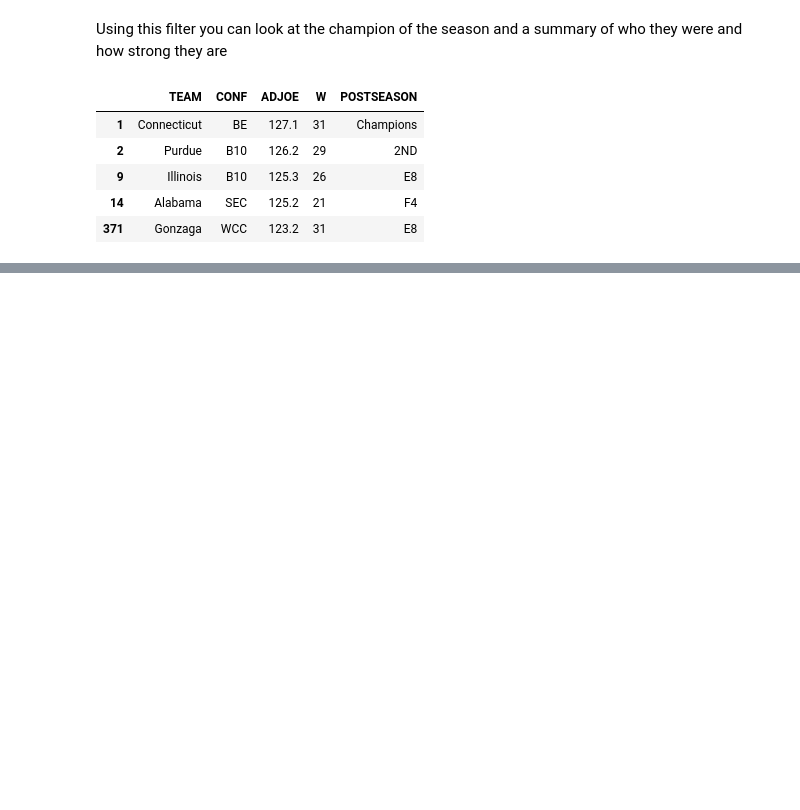
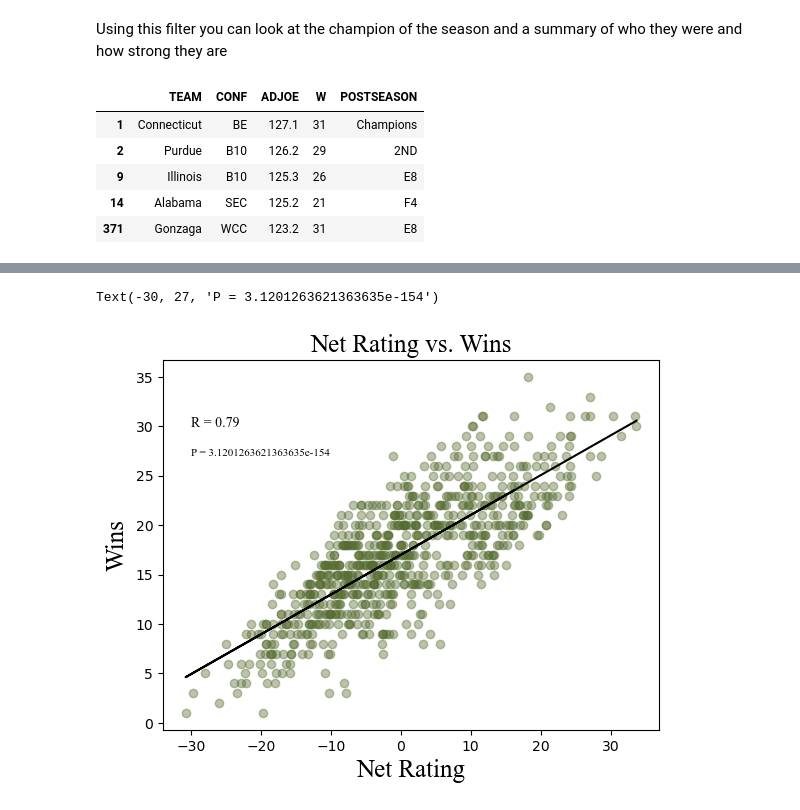
Before and after one commit to YanyyM/college-basketball-analysis, a Jupyter notebook: notebooks/college_basketball_analysis.ipynb, the cells around one changed output, grey strips where cells are left out. Drawn from its saved outputs; the diff is of its cells as text; code cells hidden in the pictures; blank space fills up the shorter version.

```diff
--- a/notebooks/college_basketball_analysis.ipynb
+++ b/notebooks/college_basketball_analysis.ipynb
@@ -153,0 +195,26 @@ plt.show()
+# %%
+basketballData['Net Rating'] = basketballData['ADJOE'] - basketballData['ADJDE']
+#Setting X equal to the net rating column and y equal to wins column to see if there is a linear relationship between the two
+X = basketballData['Net Rating']
+y = basketballData['W']
+
+model = linregress(X, y) #Running a linear regression model based off net rating and wins
+
+fig, ax = plt.subplots()
+ax.scatter(X, y, color = 'darkolivegreen', alpha = 0.4)
+
+yhat = model.slope * basketballData['Net Rating'] + model.intercept #Calculating predicted outputs based off regression line
+
+r = model.rvalue
+p = model.pvalue
+
+#print(model)
+ax.plot(X, yhat, color = 'black')
+ax.set_title('Net Rating vs. Wins', fontname = 'Times New Roman', fontsize = 18)
+ax.set_xlabel('Net Rating', fontname = 'Times New Roman', fontsize = 18)
+ax.set_ylabel('Wins', fontname = 'Times New Roman', fontsize = 18)
+ax.text(-30, 30, f'R = {round(r, 2)}', fontname = 'Times New Roman')
+ax.text(-30, 27, f'P = {p}', fontsize = 8, fontname = 'Times New Roman')
+# %% [output]
+Text(-30, 27, 'P = 3.1201263621363635e-154')
+[figure, added]
```
Also changed, not shown: parts of 18 cells of this notebook.
